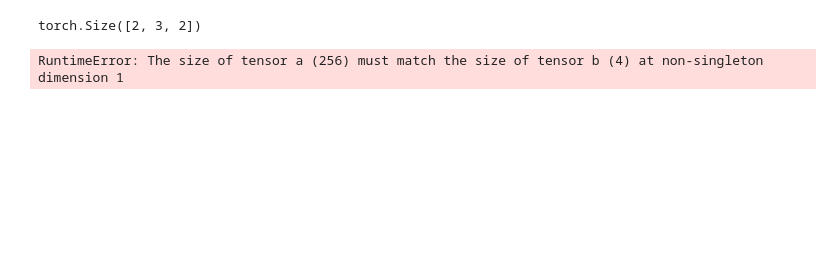
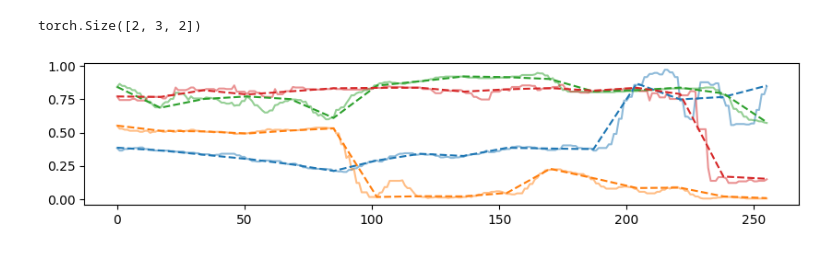
Before and after one commit to bv7dev/vae-lab, a Jupyter notebook: learner.ipynb, the cells around one changed output. Cells and saved outputs as stored; diff of their text form; code cells hidden in the pictures; blank space fills up the shorter version.

```diff
--- a/learner.ipynb
+++ b/learner.ipynb
@@ -193,7 +204,8 @@ class PositionEncoder(nn.Module):
         self.emb_size = emb_size
 
     def forward(self, x):
-        indices = torch.arange(self.emb_size, device=x.device)
-        cos_mask = (indices % 2 == 0).float()
-        sin_mask = (indices % 2 == 1).float()
-        return torch.cos(x)*cos_mask + torch.sin(x)*sin_mask
+        # indices = torch.arange(self.emb_size, device=x.device)
+        # cos_mask = (indices % 2 == 0).float()
+        # sin_mask = (indices % 2 == 1).float()
+        # return torch.cos(x)*cos_mask + torch.sin(x)*sin_mask
+        return torch.sin(x)
@@ -206,29 +233,33 @@ class Learner(nn.Module):
             nn.Linear(1, emb_size),
             PositionEncoder(emb_size) )
 
+        # self.pos = nn.Sequential(
+            # SinusoidalPosEmb(emb_size) )
+
         self.ffn = nn.ModuleList([nn.Sequential(
             nn.Linear(ls_in*emb_size, ls_out*emb_size), nn.ReLU() )
             for ls_in, ls_out in zip(layer_sizes, layer_sizes[:1]) ] )
 
         self.out = nn.Linear(layer_sizes[-1]*emb_size, 1)
 
-        nn.init.normal_(self.out.weight, 0, 0.1)
+        nn.init.normal_(self.out.weight, 0, 0.02)
         nn.init.zeros_(self.out.bias)
 
-        nn.init.normal_(self.pos[0].weight, 0, 0.1)
+        nn.init.normal_(self.pos[0].weight, 0, 0.02)
         nn.init.zeros_(self.pos[0].bias)
 
         for l in self.ffn:
-            nn.init.normal_(l[0].weight, 0, 0.1)
+            nn.init.normal_(l[0].weight, 0, 0.02)
             nn.init.zeros_(l[0].bias)
 
     def forward(self, x, k):
+        # something is still very wrong here
         z = self.pos(x.view(-1, 1))
         z = z.view(x.shape[0], -1, k.shape[1])
-        z = z + torch.stack([k]*z.shape[1], dim=1)
+        z = z + k.unsqueeze(1)
         for l in self.ffn:
             z = l(z)
-        y = self.out(z)
+        y = self.out(z).squeeze()
         s = periodic_linear_interp(k, x)
         return y + s
 # %%
@@ -239,23 +270,30 @@ c.shape
 # %% [output]
 torch.Size([2, 3, 2])
 # %%
+KEY_SIZE = 16
 target = next(iter(dl)).cuda()
 target_keys, _ = keys(target, KEY_SIZE)
-learner = Learner([1, 2, 2, 1], KEY_SIZE).cuda()
+learner = Learner([1, 8, 8, 1], KEY_SIZE).cuda()
 optimizer = optim.Adam(learner.parameters(), lr=1e-4)
 criterion = nn.MSELoss()
 # %%
 def plot_prediction(model, real_y, keys, device='cuda'):
     with torch.no_grad():
         x = torch.linspace(0, NUM_SAMPLES-1, NUM_SAMPLES)
         x = torch.stack([x]*len(real_y)).to(device)
         pred_y = model(x, keys)
+
+        # prepare data for plotting
+        real_y = real_y.permute(1, 0).cpu().numpy()
+        pred_y = pred_y.permute(1, 0).cpu().numpy()
+        x = x.permute(1, 0).cpu().numpy()
+
         plt.figure(figsize=(10, 2))
-        plt.plot(np.linspace(0, NUM_SAMPLES-1, NUM_SAMPLES), real_y.cpu().numpy(), label='Ground Truth')
-        plt.plot(np.linspace(0, NUM_SAMPLES-1, NUM_SAMPLES), pred_y.cpu().numpy(), label='Prediction')
-        plt.legend()
+        plt.plot(x, real_y, alpha=0.5)
+        plt.gca().set_prop_cycle(None) # reset color cycle so that the colors match
+        plt.plot(x, pred_y, linestyle='--')
         plt.show()
+
+plot_prediction(learner, target, target_keys)
+# %% [output]
+[figure, added]
-# %%
-plot_prediction(learner, target, target_keys)
-# %% [output]
-RuntimeError: The size of tensor a (256) must match the size of tensor b (4) at non-singleton dimension 1
```
Also changed, not shown: parts of 11 cells of this notebook.
